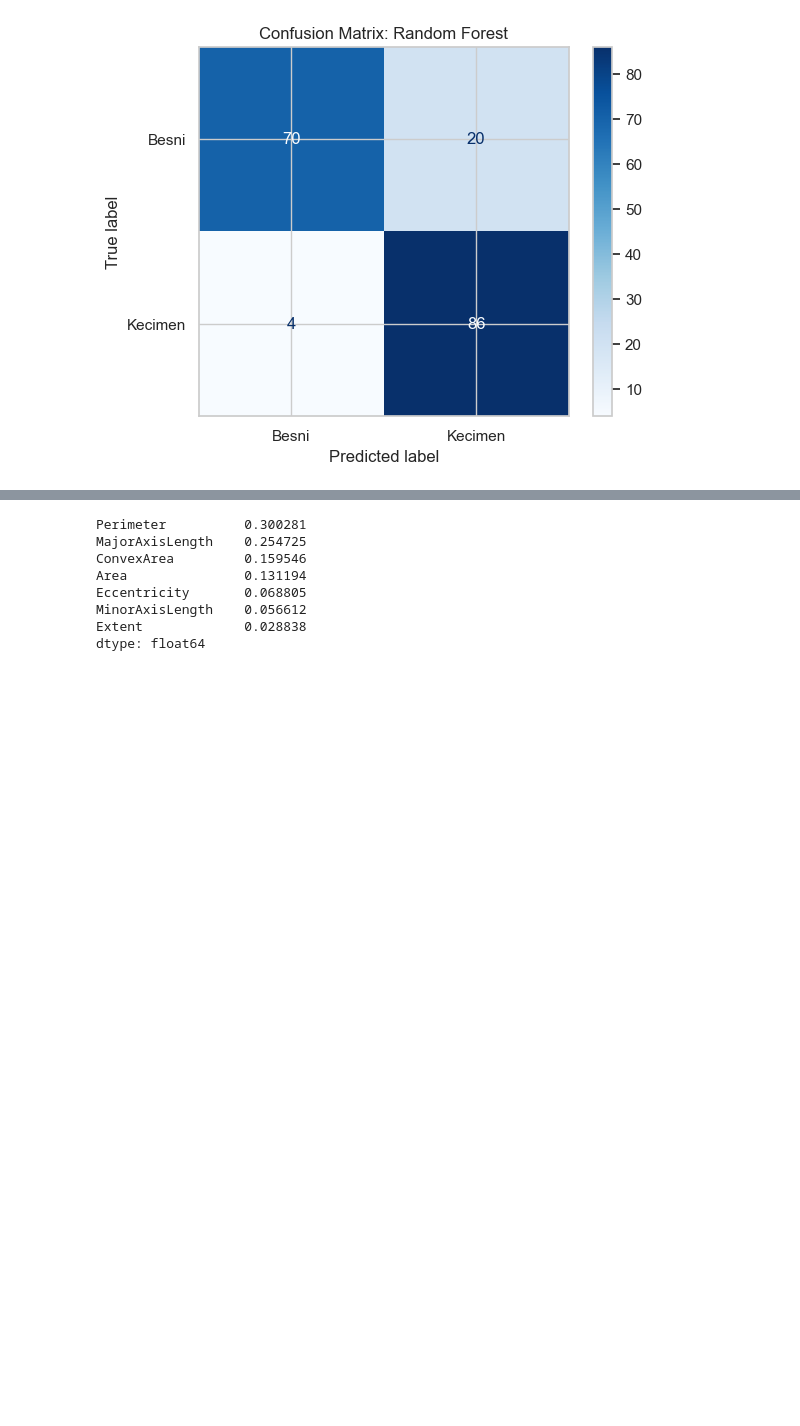
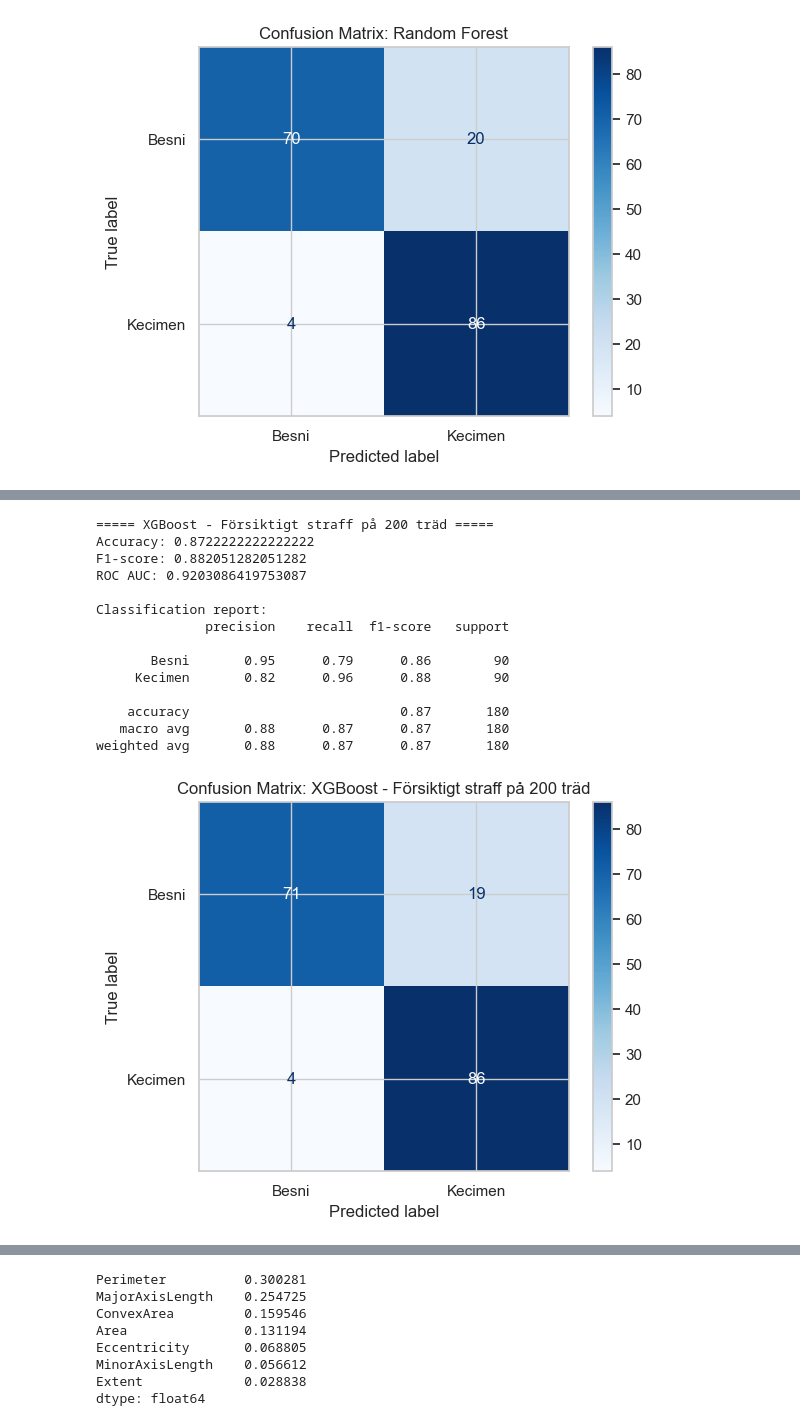
Before and after one commit to mahtabb90/raisin-detective-ml, a Jupyter notebook: notebooks/spirit/01_data_loading_and_eda.ipynb, the cells around one changed output, grey strips where cells are left out. Drawn from its saved outputs; the diff is of its cells as text; code cells hidden in the pictures; blank space fills up the shorter version.

```diff
--- a/notebooks/spirit/01_data_loading_and_eda.ipynb
+++ b/notebooks/spirit/01_data_loading_and_eda.ipynb
@@ -462,0 +463,48 @@ weighted avg       0.86      0.85      0.85       180
+# %%
+# =========================
+# CELL 12.1: XGBOOST L2 - Försiktigt straff på 200 träd
+# =========================
+# Frågeställning:
+# Blir modellen bättre om vi bromsar komplexiteten med L2-regularisering?
+#
+# Logik:
+# reg_lambda = L2-straff.
+# Högre L2 gör modellen mer försiktig och kan minska överanpassning.
+#
+# Pedagogiskt namn:
+# "XGBoost Conservative L2"
+
+xgb_conservative_l2 = XGBClassifier(
+    n_estimators=200,
+    max_depth=3,
+    learning_rate=0.05,
+    reg_alpha=0,
+    reg_lambda=5,
+    eval_metric="logloss",
+    random_state=42
+)
+
+xgb_conservative_l2.fit(X_train, y_train)
+
+evaluate_model(
+    "XGBoost L2 - Försiktigt straff på 200 träd",
+    xgb_conservative_l2,
+    X_test,
+    y_test
+)
+# %% [output]
+===== XGBoost - Försiktigt straff på 200 träd =====
+Accuracy: 0.8722222222222222
+F1-score: 0.882051282051282
+ROC AUC: 0.9203086419753087
+
+Classification report:
+              precision    recall  f1-score   support
+
+       Besni       0.95      0.79      0.86        90
+     Kecimen       0.82      0.96      0.88        90
+
+    accuracy                           0.87       180
+   macro avg       0.88      0.87      0.87       180
+weighted avg       0.88      0.87      0.87       180
+[figure, added]
```
Also changed, not shown: parts of 8 cells of this notebook, 1 other file.
